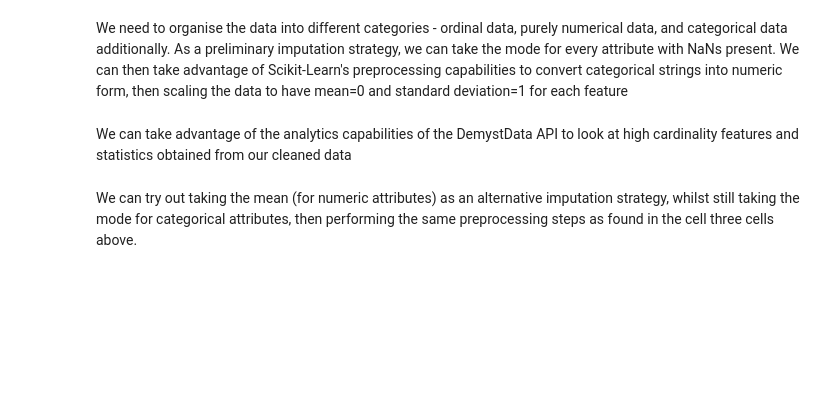
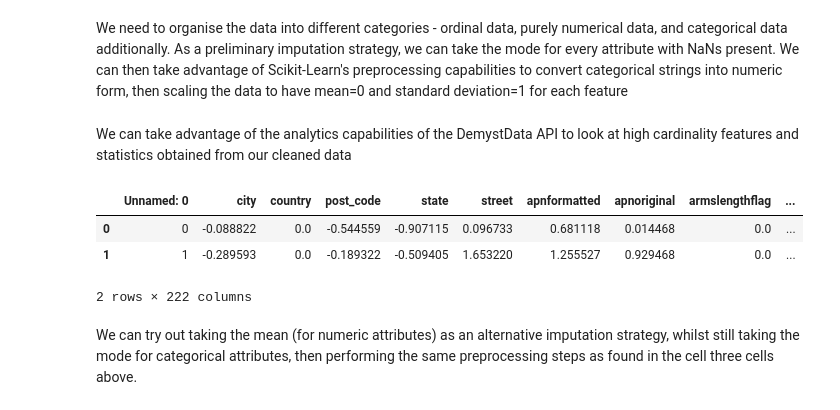
Before and after one commit to JohnnyTeutonic/DE-Code-Challenge-Jonathan, a Jupyter notebook: demystdata-challenge.ipynb, the cells around one changed output. Saved outputs shown, nothing was run; the diff lists cells and outputs as text; code cells hidden in the pictures; blank space fills up the shorter version.

```diff
--- a/demystdata-challenge.ipynb
+++ b/demystdata-challenge.ipynb
@@ -857,6 +868,14 @@ We can take advantage of the analytics capabilities of the DemystData API to loo
 # %%
 stats = analytics.report(results_complete)
 stats
+# %%
+results3 = pd.read_csv('data/final_enriched_results.csv')
+results3.head(2)
+# %% [output]
+|  | Unnamed: 0 | city | country | post_code | state | street | apnformatted | apnoriginal | armslengthflag | ... |
+| 0 | 0 | -0.088822 | 0.0 | -0.544559 | -0.907115 | 0.096733 | 0.681118 | 0.014468 | 0.0 | ... |
+| 1 | 1 | -0.289593 | 0.0 | -0.189322 | -0.509405 | 1.653220 | 1.255527 | 0.929468 | 0.0 | ... |
+2 rows × 222 columns
 # %%
 # save the data with the NaNs replaced using the 'mode imputation strategy' to a csv file
 if not os.path.isfile('data/final_enriched_results.csv'):
```
Also changed, not shown: parts of 4 cells of this notebook.
